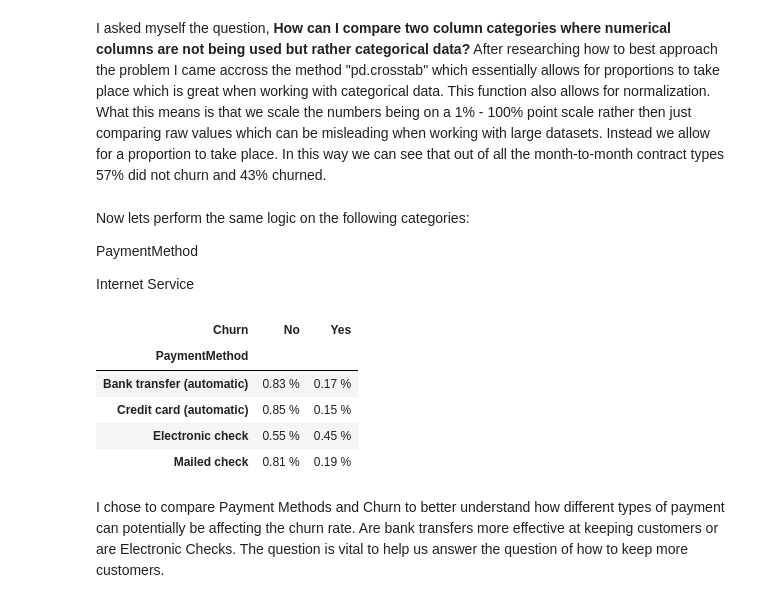
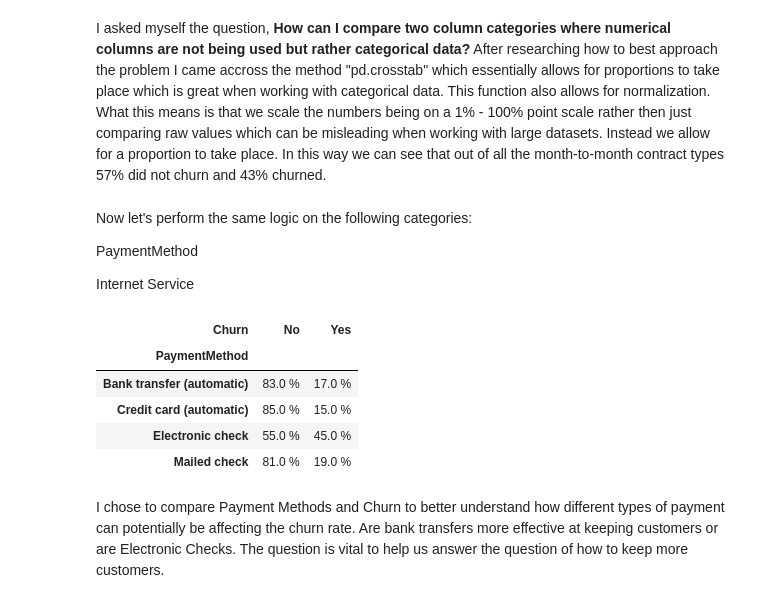
Before and after one commit to EstebanBC1/Customer-Churn-Analysis, a Jupyter notebook: Exploratory_Data_Analysis.ipynb, the cells around one changed output. Drawn from its saved outputs; the diff is of its cells as text; code cells hidden in the pictures.

```diff
--- a/Exploratory_Data_Analysis.ipynb
+++ b/Exploratory_Data_Analysis.ipynb
@@ -129,19 +129,19 @@ pd.crosstab(edaMetrics["Contract"], edaMetrics["Churn"], normalize = "index").ro
 # %% [markdown]
 I asked myself the question, **How can I compare two column categories where numerical columns are not being used but rather categorical data?** After researching how to best approach the problem I came accross the method "pd.crosstab" which essentially allows for proportions to take place which is great when working with categorical data. This function also allows for normalization. What this means is that we scale the numbers being on a 1% - 100% point scale rather then just comparing raw values which can be misleading when working with large datasets. Instead we allow for a proportion to take place. In this way we can see that out of all the month-to-month contract types 57% did not churn and 43% churned.
 # %% [markdown]
-Now lets perform the same logic on the following categories:
+Now let's perform the same logic on the following categories:
 
 PaymentMethod
 
 Internet Service
 # %%
-pd.crosstab(edaMetrics["PaymentMethod"], edaMetrics["Churn"], normalize = "index").round(2).astype(str) + " %"
+pd.crosstab(edaMetrics["PaymentMethod"], edaMetrics["Churn"], normalize = "index").mul(100).round(0).astype(str) + " %"
 # %% [output]
 | Churn | No | Yes |
 | PaymentMethod |  |  |
-| Bank transfer (automatic) | 0.83 % | 0.17 % |
-| Credit card (automatic) | 0.85 % | 0.15 % |
-| Electronic check | 0.55 % | 0.45 % |
-| Mailed check | 0.81 % | 0.19 % |
+| Bank transfer (automatic) | 83.0 % | 17.0 % |
+| Credit card (automatic) | 85.0 % | 15.0 % |
+| Electronic check | 55.0 % | 45.0 % |
+| Mailed check | 81.0 % | 19.0 % |
 # %% [markdown]
 I chose to compare Payment Methods and Churn to better understand how different types of payment can potentially be affecting the churn rate. Are bank transfers more effective at keeping customers or are Electronic Checks. The question is vital to help us answer the question of how to keep more customers.
```
Also changed, not shown: parts of 22 cells of this notebook.
